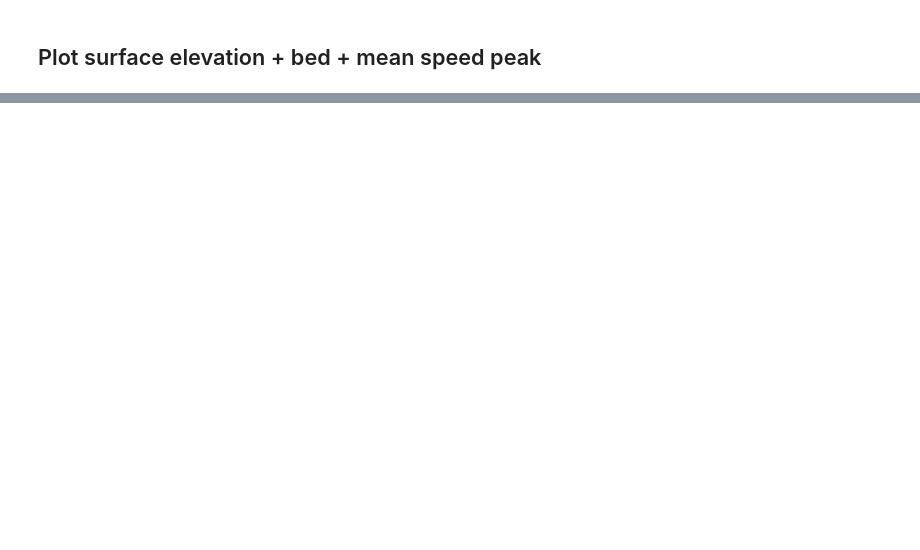
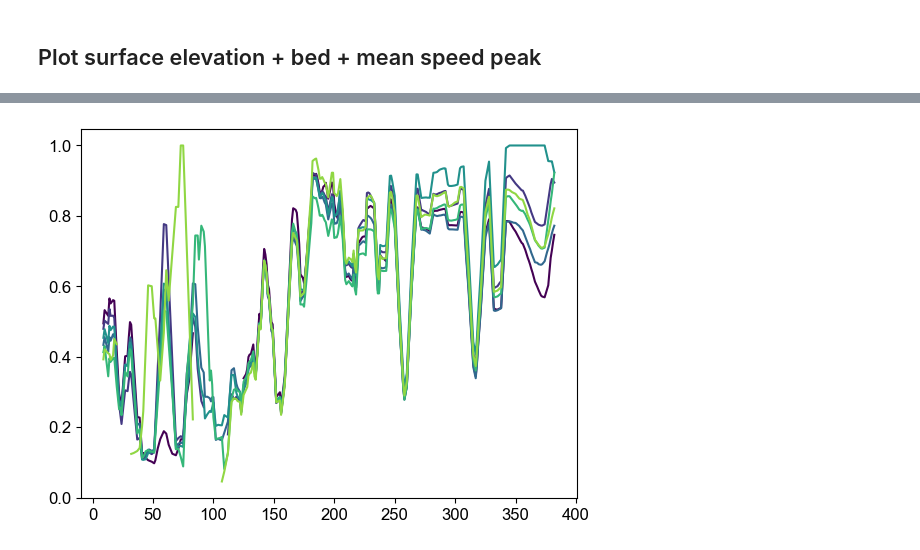
Before and after one commit to pohlan/Hubbard2024, a Jupyter notebook: make_paper_figures/surface_thickness_strength.ipynb, the cells around one changed output, grey strips where cells are left out. Saved outputs shown, nothing was run; the diff lists cells and outputs as text; code cells hidden in the pictures; blank space fills up the shorter version.

```diff
--- a/make_paper_figures/surface_thickness_strength.ipynb
+++ b/make_paper_figures/surface_thickness_strength.ipynb
@@ -253,0 +262,70 @@ Figure saved to file: /Users/amyjenson/Documents/GitHub/Hubbard2024/make_paper_f
+# %%
+# Calculate strength of speed peaks
+strengths_cl = pd.DataFrame()
+years = [2016, 2017, 2018, 2019, 2020, 2021]
+fig, ax = plt.subplots()
+i = 0
+for year in tqdm(years):
+
+    # Winter peak
+    winter_mask = np.logical_or(
+        np.logical_and(ds.month >= 11, ds.year == year),
+        np.logical_and(ds.month <= 2, ds.year == year+1)
+    )
+    winter_velocities = ds.v[winter_mask, :, :]
+    winter_peak = winter_velocities.max(dim='time')
+
+    # Middle peak
+    middle_mask = np.logical_and(
+        np.logical_and(ds.month >= 2.05, ds.month <= 4),
+        ds.year == year+1,
+    )
+    middle_velocities = ds.v[middle_mask, :, :]
+    middle_min = middle_velocities.min(dim='time')
+
+    # Summer peak
+    summer_mask = np.logical_and(
+        np.logical_and(ds.month >= 4, ds.month <= 6),
+        ds.year == year+1,
+    )
+    summer_velocities = ds.v[summer_mask, :, :]
+    summer_peak = summer_velocities.max(dim='time')
+
+
+   # Absolute minimum
+    min_mask = np.logical_and(
+        np.logical_and(ds.month >= 4, ds.month <= 10),
+        ds.year == year+1,
+    )
+    min_velocities = ds.v[min_mask, :, :]
+    abs_min = min_velocities.min(dim='time')
+
+    # Absolute maximum
+    # max_mask = np.logical_and(ds.year == year+1)
+    # min_velocities = ds.v[max_mask, :, :]
+    abs_max = ds.v.max(dim='time')
+
+    # Strength of double peaks
+    #avg_mag = (winter_peak + summer_peak)/2
+    #mask = (winter_peak < middle_min) | (summer_peak < 500)
+    #strength = (winter_peak - middle_min) #/(winter_peak) # (winter_peak/summer_peak)
+    #strength = (winter_peak - abs_min) #/(summer_peak-min) # (winter_peak/summer_peak)
+    strength = winter_peak/abs_max
+    #strength = xr.where(mask, np.nan, strength)
+
+    # Sample along centerline
+    strength_cl_np = [float(strength.sel(x=x_samp, y=y_samp, method='nearest').data) for (x_samp, y_samp) in list(zip(x, y))]
+    strength_cl = pd.DataFrame({year: strength_cl_np})
+
+    strength_cl =  strength_cl #/np.max(strength_cl)
+    # Smooth over a 500 m window
+    strength_cl_smooth = strength_cl.rolling(10).mean()
+
+    strengths_cl = pd.concat([strengths_cl, strength_cl_smooth], axis=1)
+
+    ax.plot(strengths_cl[year], '-', color=plt.cm.viridis(i/len(years)))
+    i+=1
+
+plt.show()
+# %% [output]
+[figure, added]
```
Also changed, not shown: parts of 7 cells of this notebook, 5 other files.
